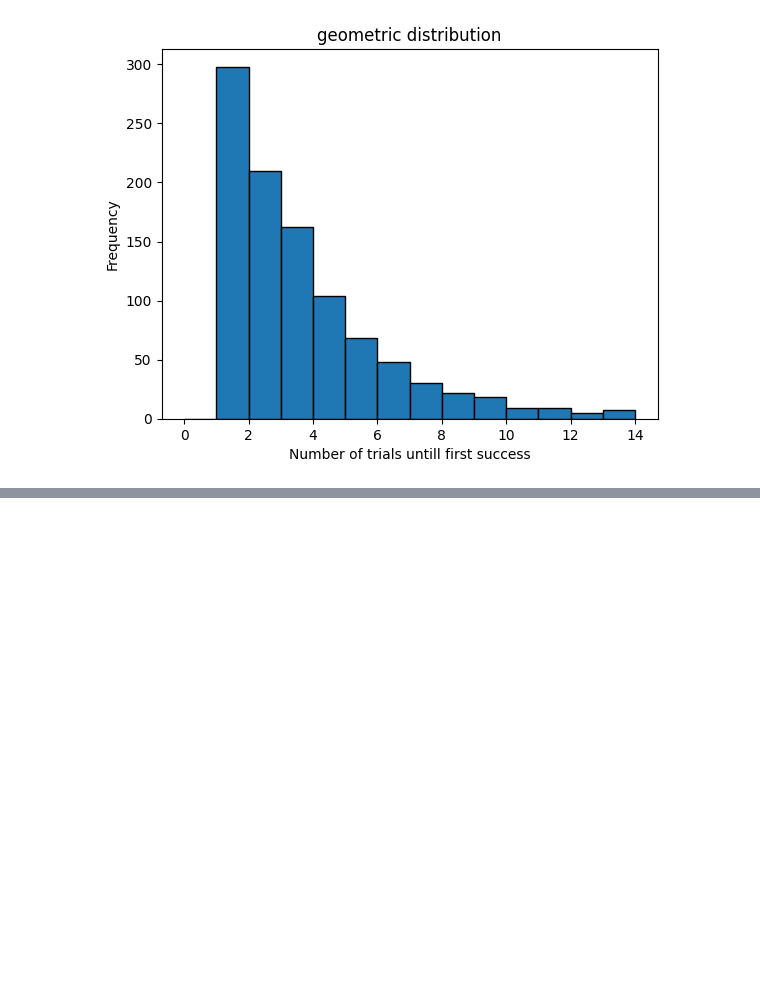
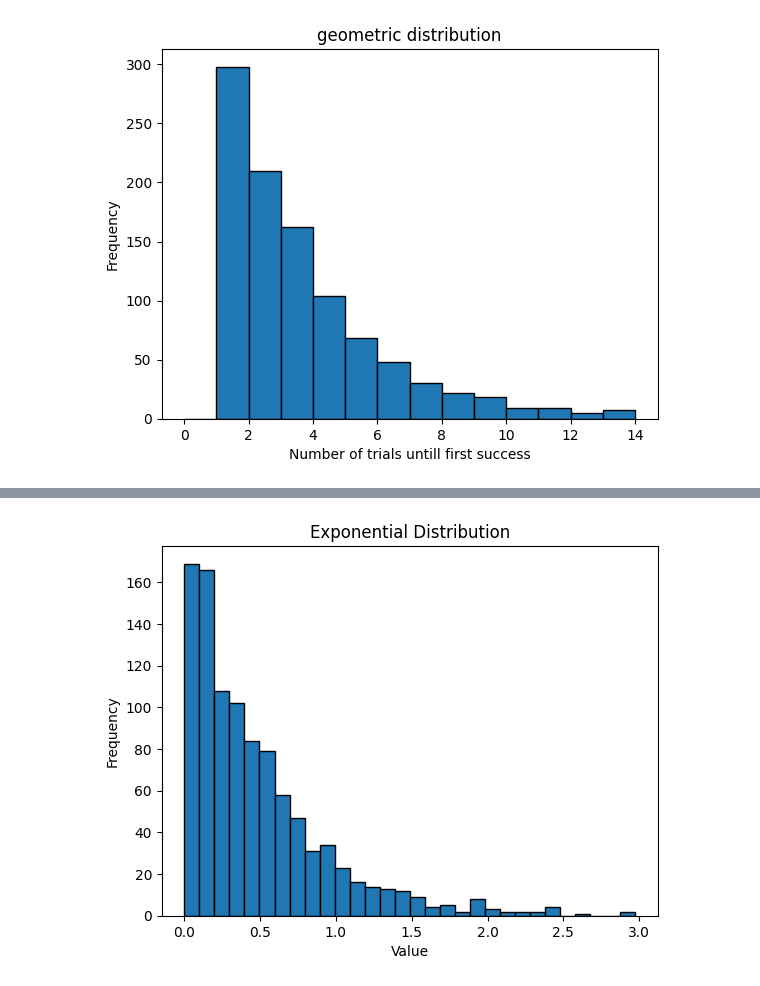
Before and after one commit to Spap123/DIG-Classes, a Jupyter notebook: 19th Nov Batch - Current/Class_14.01.24_Distribution_Probability.ipynb, the cells around one changed output, grey strips where cells are left out. Cells and saved outputs as stored; diff of their text form; code cells hidden in the pictures; blank space fills up the shorter version.

```diff
--- a/19th Nov Batch - Current/Class_14.01.24_Distribution_Probability.ipynb
+++ b/19th Nov Batch - Current/Class_14.01.24_Distribution_Probability.ipynb
@@ -86,0 +191,12 @@ plt.show()
+# %%
+# exponential distribution
+beta = 0.5
+data_exponential = np.random.exponential(beta,size = 1000)
+
+plt.hist(data_exponential , bins = 30 ,edgecolor = 'black')
+plt.title('Exponential Distribution')
+plt.xlabel('Value')
+plt.ylabel('Frequency')
+plt.show()
+# %% [output]
+[figure, added]
```
Also changed, not shown: parts of 6 cells of this notebook.
